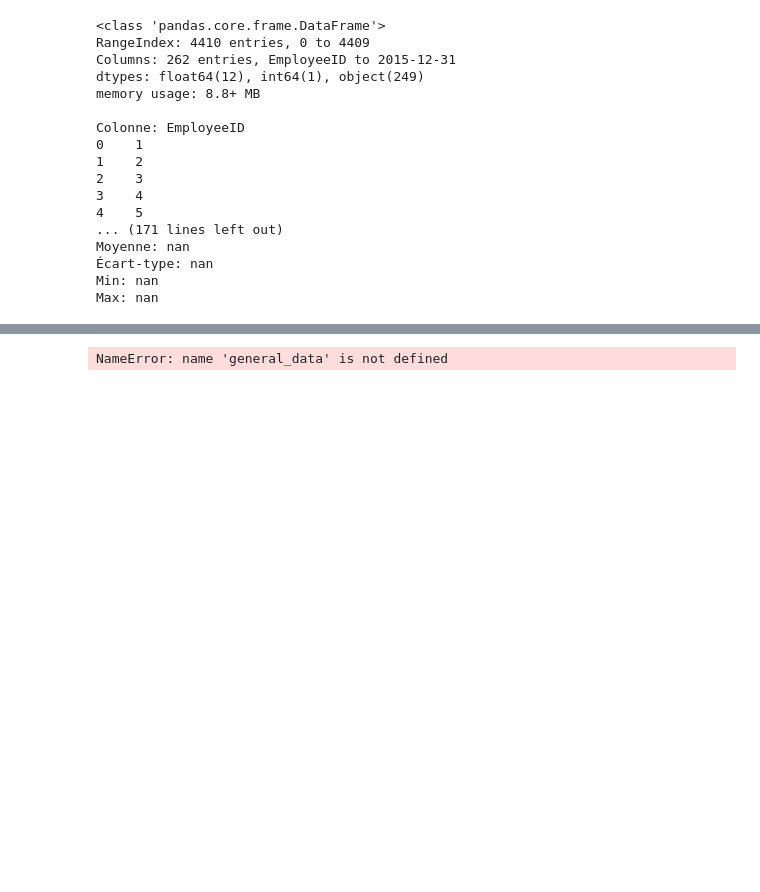
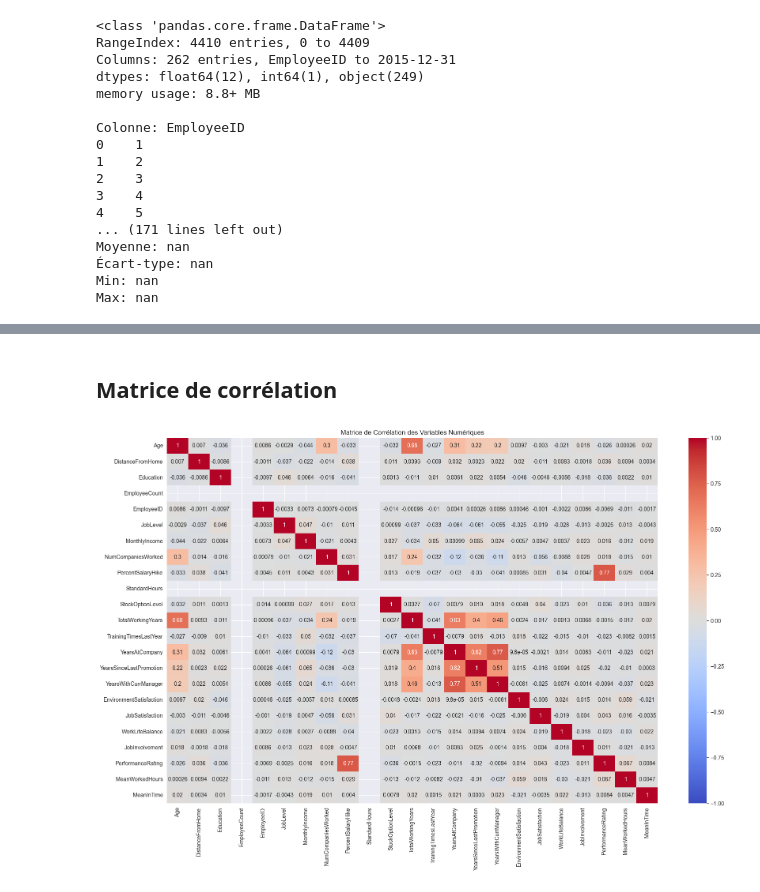
Before and after one commit to Rom168/Projet_AI_A5, a Jupyter notebook: data_treatment.ipynb, the cells around one changed output, grey strips where cells are left out. Saved outputs shown, nothing was run; the diff lists cells and outputs as text; code cells hidden in the pictures; blank space fills up the shorter version.

```diff
--- a/data_treatment.ipynb
+++ b/data_treatment.ipynb
@@ -177,0 +313,8 @@ merged_data[numerical_columns] = merged_data[numerical_columns].fillna(merged_da
+# %%
+# Normalisation des colonnes numériques
+scaler = StandardScaler()
+
+merged_data_num_scaled = pd.DataFrame(scaler.fit_transform(merged_data_num_imputed), columns=merged_data_num_imputed.columns)
+
+# Vérification de la normalisation
+merged_data_num_scaled.head()
@@ -192,30 +377,15 @@ print(null_value)
-# %%
-from sklearn.preprocessing import LabelEncoder, OneHotEncoder, StandardScaler
-
-le=LabelEncoder()
-onehot = OneHotEncoder(sparse_output=False)
-scaler = StandardScaler() # to avoid importing again in next cell we initialize it here
-
-#on utilise l'encoder pour n'avoir que des valeurs numériques dans nos données
-categorical_columns = ["BusinessTravel", "Department", "EducationField", "Gender", "JobRole", "MaritalStatus"]
-target_column = "Attrition"
-drop_column = ["Over18", "EmployeeCount", "StandardHours"] # column equal to 0 in coefficient matrix
-
-#Encoding
-Y = le.fit_transform(merged_data[target_column])
-encoded_categorical = onehot.fit_transform(merged_data[categorical_columns])
-
-# Convert to DataFrame with correct column names
-encoded_categorical_df = pd.DataFrame(encoded_categorical, columns=onehot.get_feature_names_out(categorical_columns))
-# Drop the original categorical columns (before encode) + column we want to predict + useless column
-X = merged_data.drop(columns=categorical_columns + [target_column] + drop_column)
-
-# Concatenate the new encoded columns
-X = pd.concat([X, encoded_categorical_df], axis=1)
-
-X
-# %% [output]
-NameError: name 'general_data' is not defined
+# %% [markdown]
+## Matrice de corrélation
+# %%
+corr_matrix = merged_data_num_scaled.corr()
+
+plt.figure(figsize=(20, 12))
+
+sns.heatmap(corr_matrix, annot=True, cmap='coolwarm', vmin=-1, vmax=1, center=0)
+plt.title('Matrice de Corrélation des Variables Numériques')
+plt.show()
+# %% [output]
+[figure, added]
 # %%
 from sklearn.model_selection import train_test_split
 from sklearn.linear_model import LogisticRegression
```
Also changed, not shown: parts of 28 cells of this notebook.
